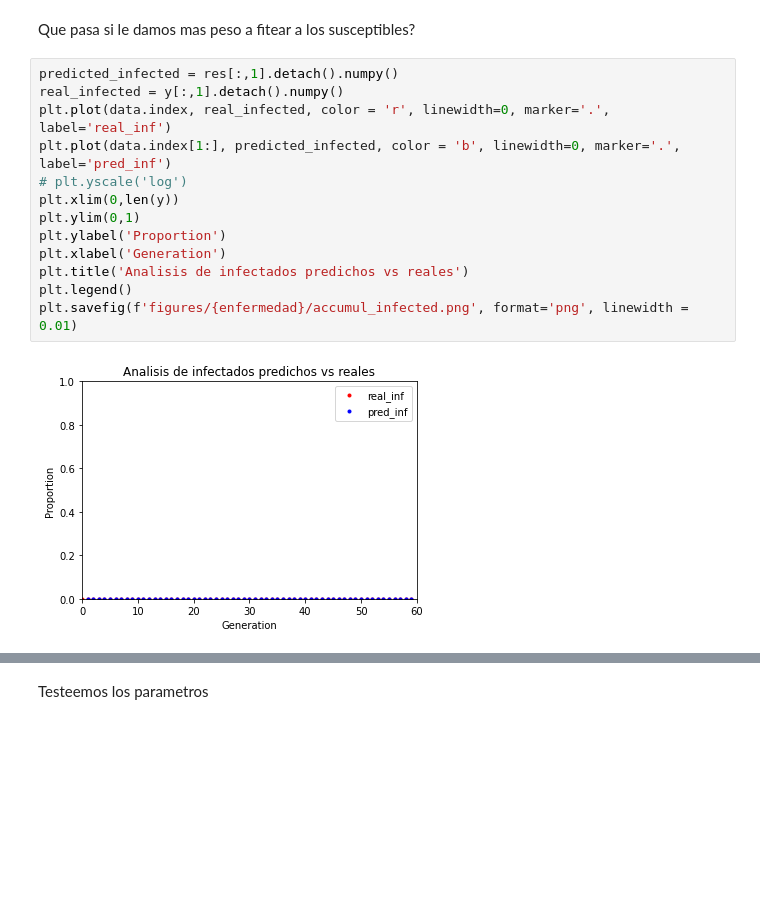
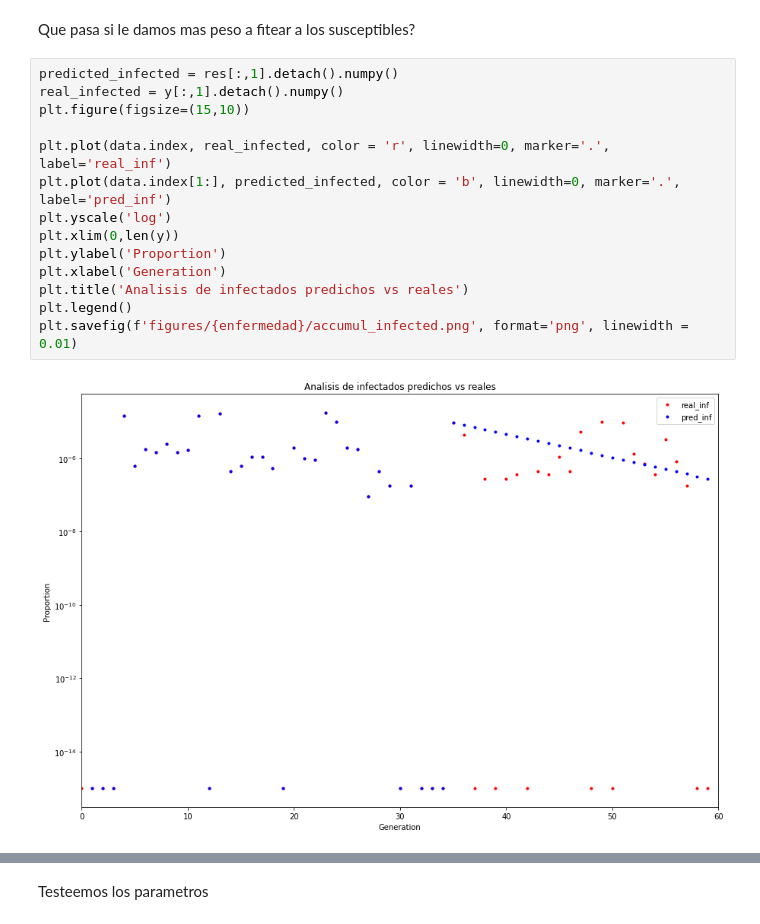
Before and after one commit to axel-sirota/simuladores-unlam, a Jupyter notebook: notebooks/SIRV_Pytorch-parotiditis.ipynb, the cells around one changed output, grey strips where cells are left out. Saved outputs shown, nothing was run; the diff lists cells and outputs as text; blank space fills up the shorter version.

```diff
--- a/notebooks/SIRV_Pytorch-parotiditis.ipynb
+++ b/notebooks/SIRV_Pytorch-parotiditis.ipynb
@@ -303,16 +307,17 @@ Que pasa si le damos mas peso a fitear a los susceptibles?
 # %%
 predicted_infected = res[:,1].detach().numpy()
 real_infected = y[:,1].detach().numpy()
+plt.figure(figsize=(15,10))
+
 plt.plot(data.index, real_infected, color = 'r', linewidth=0, marker='.', label='real_inf')
 plt.plot(data.index[1:], predicted_infected, color = 'b', linewidth=0, marker='.', label='pred_inf')
-# plt.yscale('log')
+plt.yscale('log')
 plt.xlim(0,len(y))
-plt.ylim(0,1)
 plt.ylabel('Proportion')
 plt.xlabel('Generation')
 plt.title('Analisis de infectados predichos vs reales')
 plt.legend()
 plt.savefig(f'figures/{enfermedad}/accumul_infected.png', format='png', linewidth = 0.01)
 # %% [output]
-[figure, old version]
+[figure, new version]
 # %%
```
Also changed, not shown: parts of 28 cells of this notebook, 23 other files.
